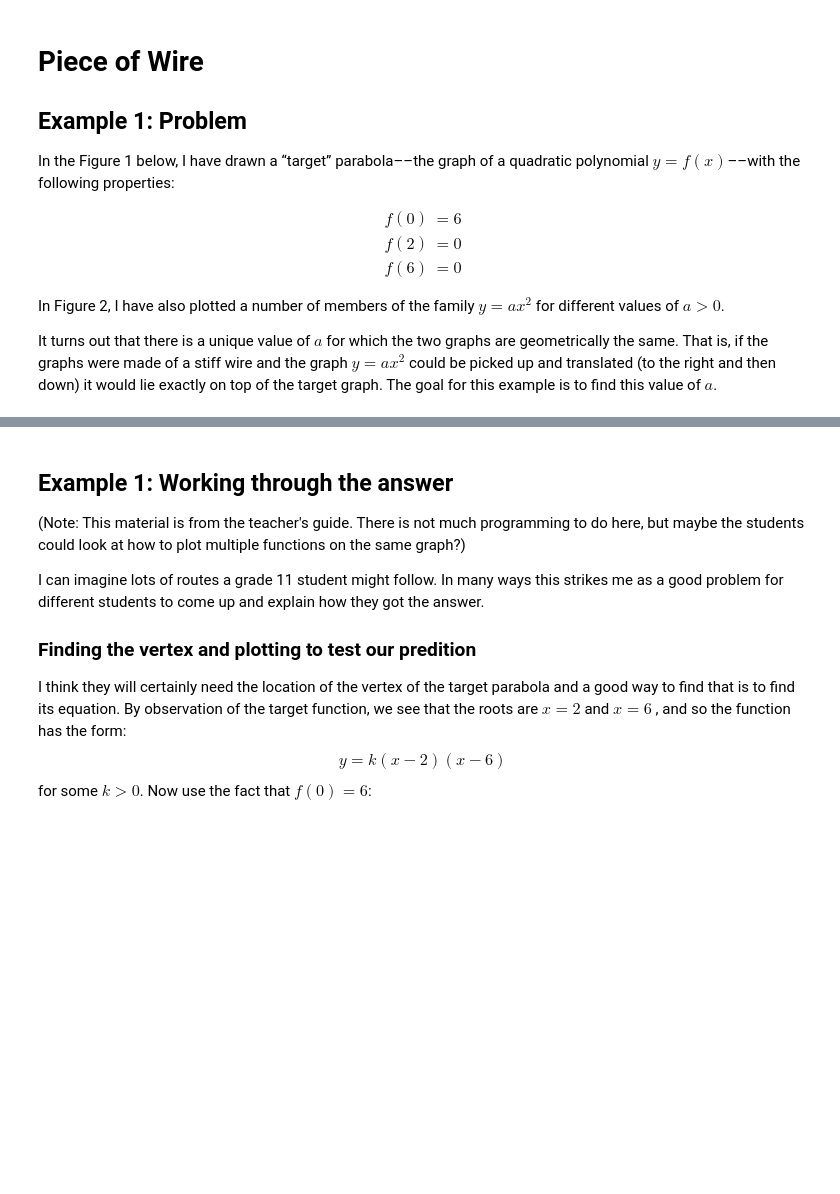
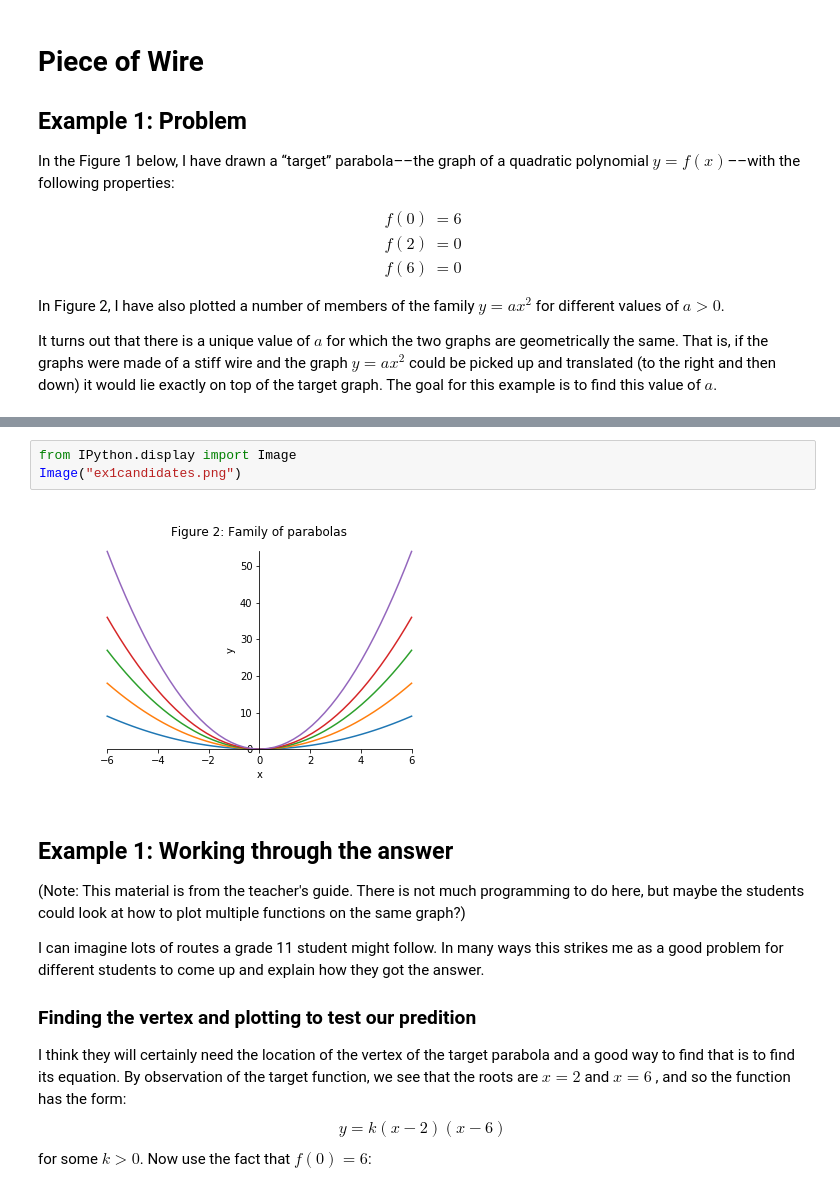
Before and after one commit to CabralM/Mike-s-Repository, a Jupyter notebook: pieceofwire2.ipynb, the cells around one changed output, grey strips where cells are left out. Cells and saved outputs as stored; diff of their text form; blank space fills up the shorter version.

```diff
--- a/pieceofwire2.ipynb
+++ b/pieceofwire2.ipynb
@@ -28,3 +28,8 @@ display(HTML("<table><tr><td><img src='ex1target.png'></td><td><img src='ex1cand
+# %%
+from IPython.display import Image
+Image("ex1candidates.png")
+# %% [output]
+[figure, added]
 # %% [markdown]
 ## Example 1: Working through the answer
 
```
Also changed, not shown: parts of 2 cells of this notebook.
